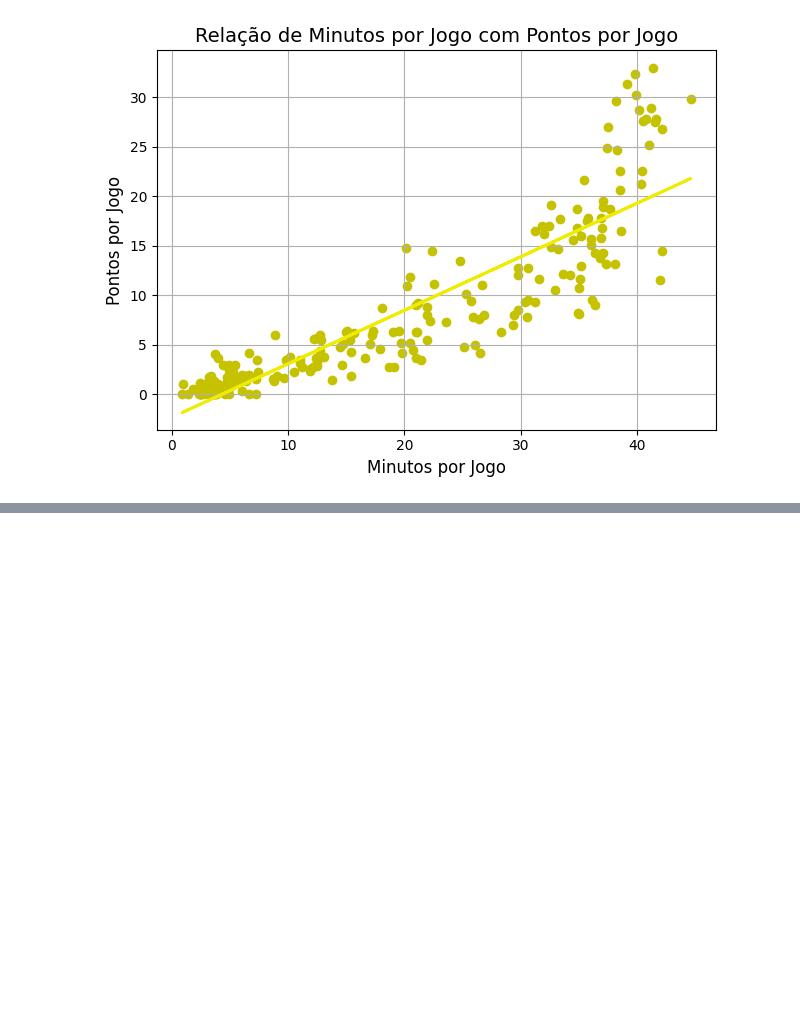
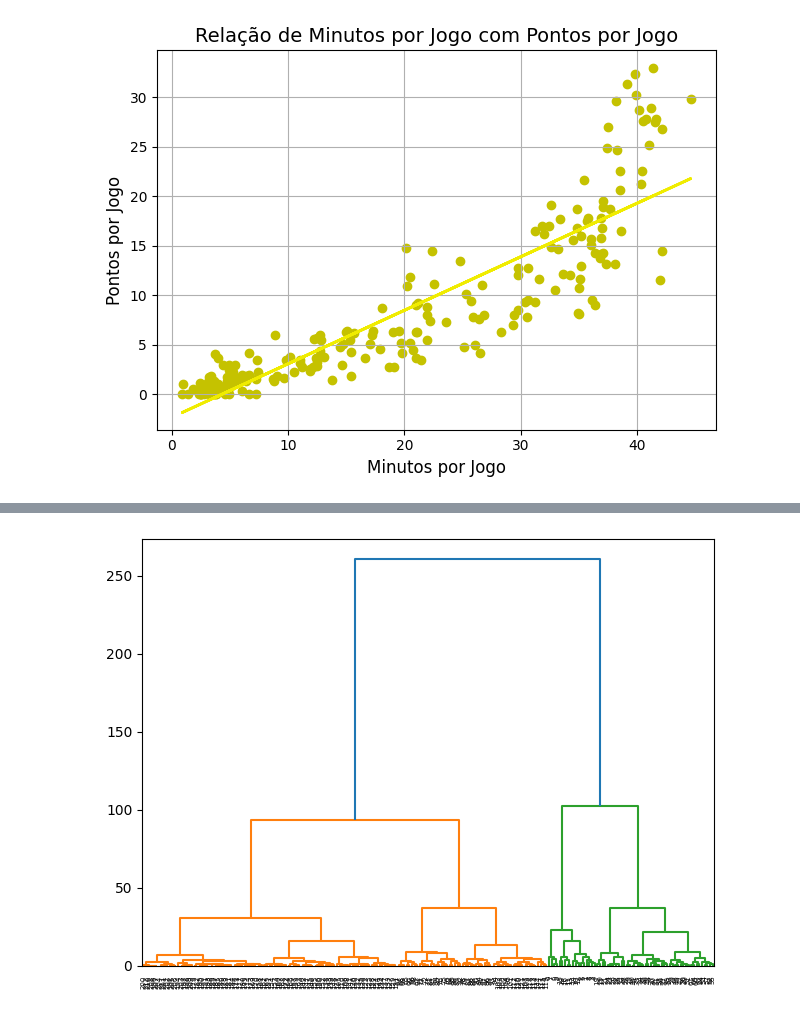
Before and after one commit to MatheusBacetic/nba-analysis, a Jupyter notebook: nba.ipynb, the cells around one changed output, grey strips where cells are left out. Cells and saved outputs as stored; diff of their text form; code cells hidden in the pictures; blank space fills up the shorter version.

```diff
--- a/nba.ipynb
+++ b/nba.ipynb
@@ -104,0 +227,16 @@ Index(['RANK', 'NAME', 'TEAM', 'POS', 'AGE', 'GP', 'MPG', 'USG%', 'TO%', 'FTA',
+# %%
+from scipy.cluster.hierarchy import dendrogram, linkage
+
+x = df['PPG']
+y = df['P+R+A']
+
+data = list(zip(x,y))
+
+linkage_data = linkage(data, method='ward',
+metric='euclidean')
+dendrogram(linkage_data)
+
+plt.tight_layout()
+plt.show()
+# %% [output]
+[figure, added]
```
Also changed, not shown: parts of 18 cells of this notebook.
